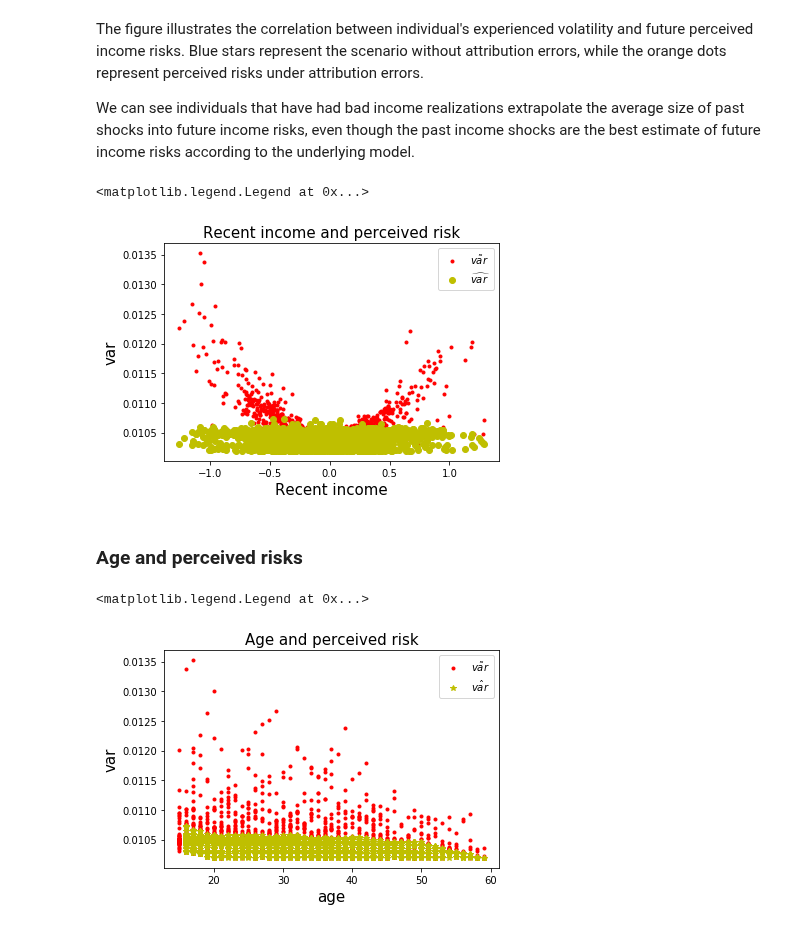
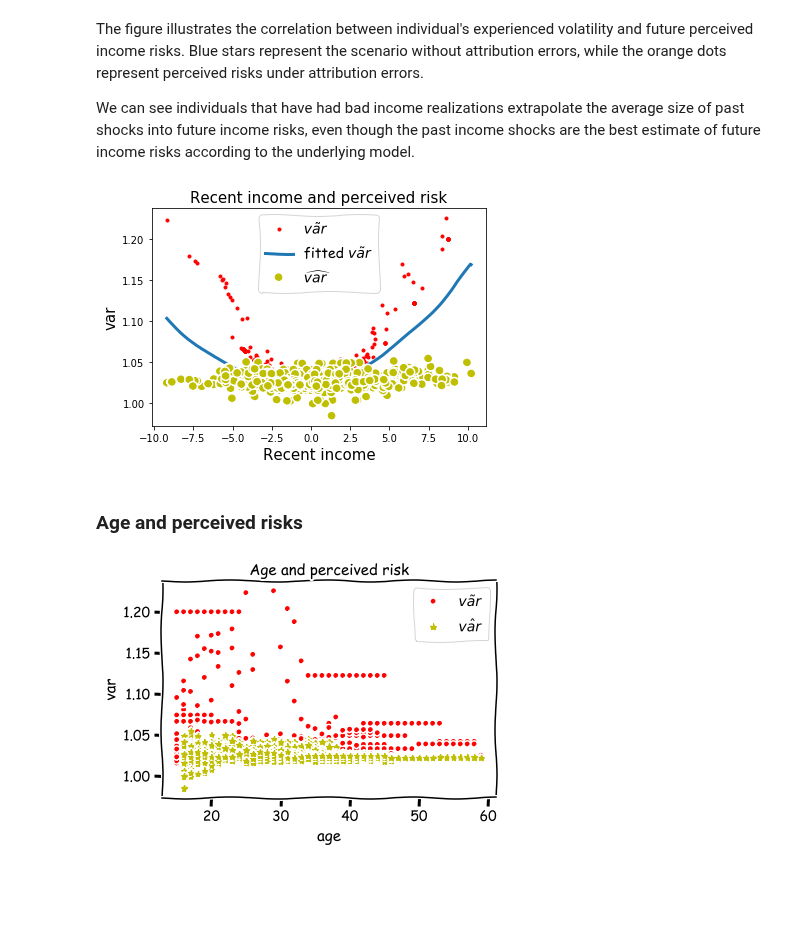
Before and after one commit to iworld1991/IncExpProject, a Jupyter notebook: WorkingFolder/PythonCode/TheoryLearning.ipynb, the cells around one changed output. Cells and saved outputs as stored; diff of their text form; code cells hidden in the pictures; blank space fills up the shorter version.

Commit message:
nupdated graph with curve fitting.

```diff
--- a/WorkingFolder/PythonCode/TheoryLearning.ipynb
+++ b/WorkingFolder/PythonCode/TheoryLearning.ipynb
@@ -52,7 +53,7 @@ spec = [
 # %%
 class LearningIncome:
     def __init__(self,
-                 ar_paras = np.array([0.95,0.1]),
+                 ar_paras = np.array([0.95,0.01]),
                  N = 60):
         self.ar_paras = ar_paras
         self.rho = ar_paras[0]
@@ -502,9 +503,9 @@ def ARPanelSimulator(rho,
         return simulated_pop
 # %%
 # initial parameters
-paras = {'theta': 40,
-        'n_sim': 20,
-        'N':10,
+paras = {'theta': 100,
+        'n_sim': 50,
+        'N':60,
         'agg_corr':1}
 # %%
 ## initialize an instance
@@ -926,18 +952,32 @@ We can see individuals that have had bad income realizations extrapolate the ave
 plt.plot(recent,
          vars_predict_chg_ab,'r.',
          label = r'$\tilde{var}$')
-plt.plot(recent,
-         vars_predict_chg_iid,'yo',
-         label = r'$\widehat{var}$')
-plt.title('Recent income and perceived risk',
-         fontsize = 15)
-plt.xlabel('Recent income',
-           fontsize = 15)
-plt.ylabel('var',fontsize = 15)
-plt.legend(loc = 0)
+
+## fit a line
+recent_,vars_predict_chg_ab_ = notnanboth(recent,
+                                          vars_predict_chg_ab)
+
+a, b, c= np.polyfit(recent_,
+                    vars_predict_chg_ab_,
+                    deg = 2)
+recent_uq = np.unique(recent)
+
+with plt.xkcd():
+    plt.plot(recent_uq,
+             a*recent_uq**2+b*recent_uq+c,'-',
+             lw = lw,
+             label = r'fitted $\tilde{var}$')
+    plt.plot(recent,
+             vars_predict_chg_iid,'yo',
+             label = r'$\widehat{var}$')
+    plt.title('Recent income and perceived risk',
+             fontsize = 15)
+    plt.xlabel('Recent income',
+               fontsize = 15)
+    plt.ylabel('var',fontsize = 15)
+    plt.legend(loc = 0)
 # %% [output]
-<matplotlib.legend.Legend at 0x...>
-[figure, old version]
+[figure, new version]
 # %% [markdown]
 ### Age and perceived risks
 # %%
@@ -947,18 +987,18 @@ plt.legend(loc = 0)
 #plt.xlabel('age',fontsize = 15)
 #plt.ylabel('var',fontsize = 15)
 # %%
-plt.plot(ages,vars_predict_chg_ab,
-         'r.',
-        label =r'$\tilde{var}$')
-plt.plot(ages,vars_predict_chg_iid,
-         'y*',
-        label =r'$\hat{var}$')
-plt.title('Age and perceived risk',
-         fontsize = 15)
-plt.xlabel('age',fontsize = 15)
-plt.ylabel('var',fontsize = 15)
-plt.legend(loc = 0)
+with plt.xkcd():
+    plt.plot(ages,vars_predict_chg_ab,
+             'r.',
+            label =r'$\tilde{var}$')
+    plt.plot(ages,vars_predict_chg_iid,
+             'y*',
+            label =r'$\hat{var}$')
+    plt.title('Age and perceived risk',
+             fontsize = 15)
+    plt.xlabel('age',fontsize = 15)
+    plt.ylabel('var',fontsize = 15)
+    plt.legend(loc = 0)
 # %% [output]
-<matplotlib.legend.Legend at 0x...>
-[figure, old version]
+[figure, new version]
 # %%
```
Also changed, not shown: parts of 15 cells of this notebook, 2 other files.
